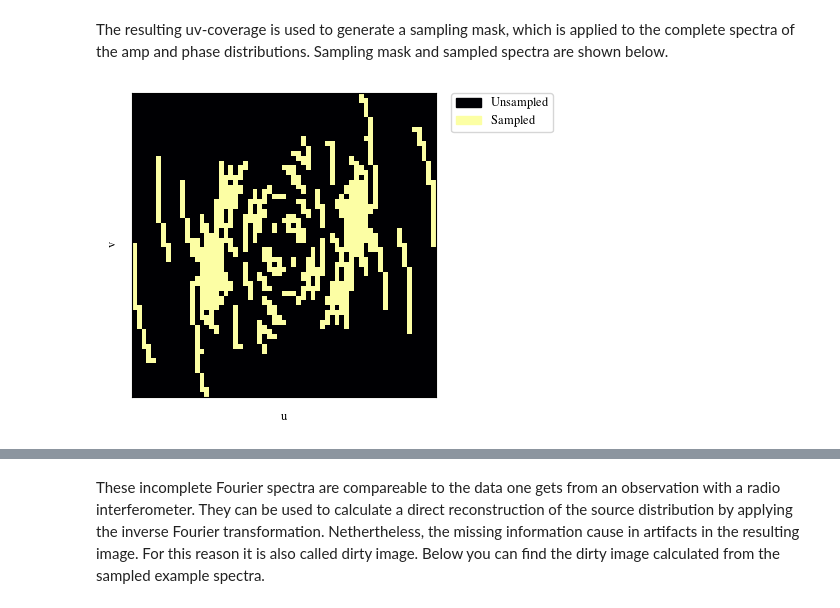
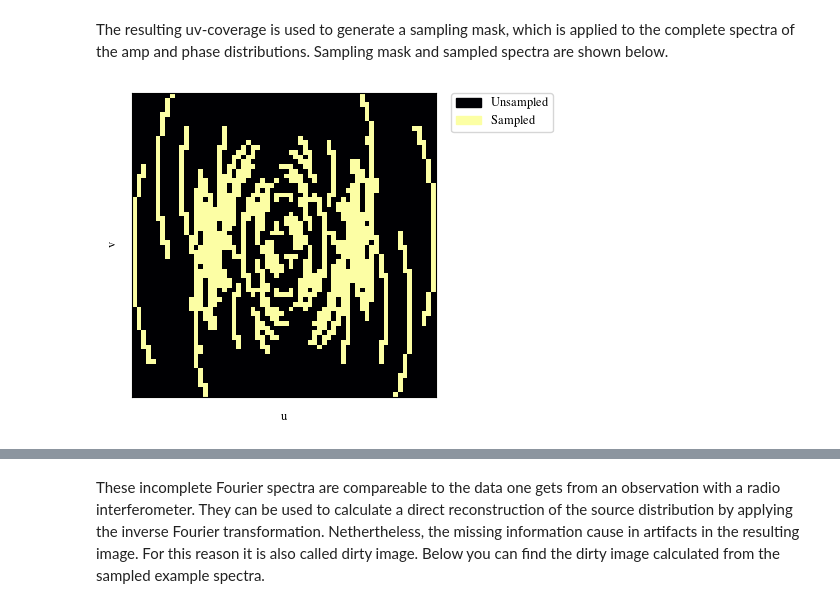
Before and after one commit to radionets-project/radionets, a Jupyter notebook: examples/00_observation_simulation.ipynb, the cells around one changed output, grey strips where cells are left out. Drawn from its saved outputs; the diff is of its cells as text; code cells hidden in the pictures.

```diff
--- a/examples/00_observation_simulation.ipynb
+++ b/examples/00_observation_simulation.ipynb
@@ -200,10 +200,10 @@ The resulting uv-coverage is used to generate a sampling mask, which is applied
 # %%
 from radionets.simulations.uv_simulations import create_mask
 from radionets.simulations.visualize_simulations import plot_mask
-mask = create_mask(u, v)
+mask = create_mask(u, v, size=64)
 plot_mask(mask)
 # %% [output]
-[figure, old version]
+[figure, new version]
 # %%
 from radionets.simulations.visualize_simulations import apply_mask, plot_spectrum_grey
 sampled_freqs = apply_mask(ft(sim_source), mask)
```
Also changed, not shown: parts of 6 cells of this notebook, 1 other file.
